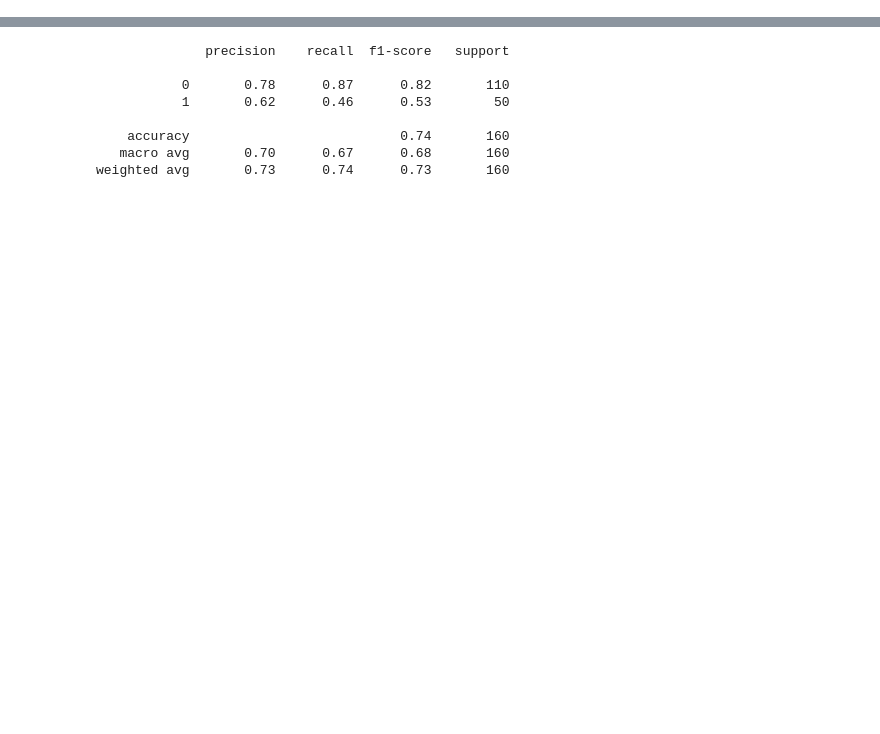
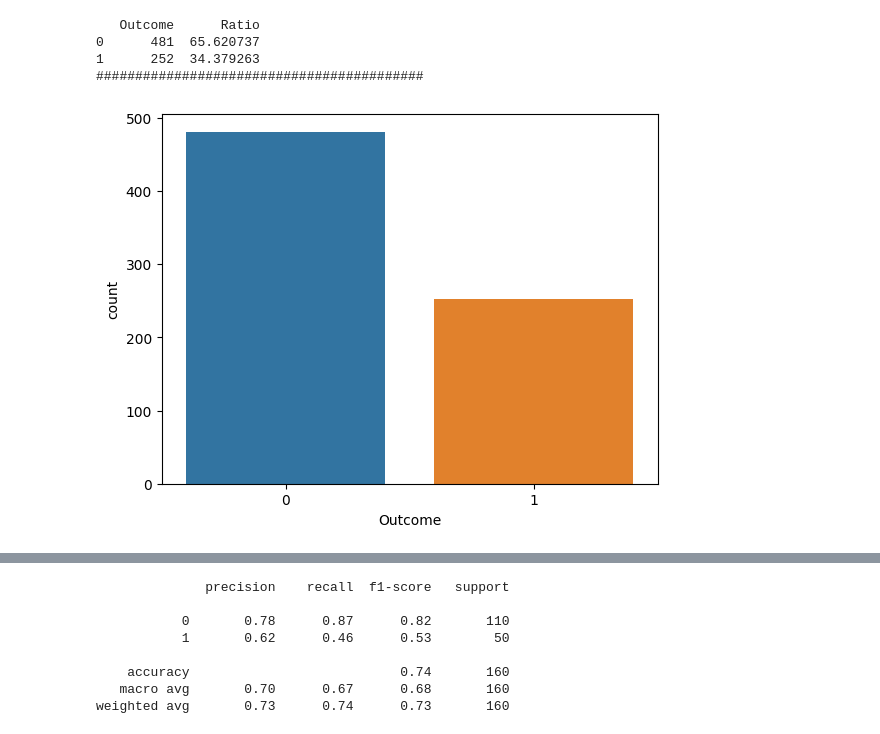
Before and after one commit to Natnarin-ph/Machine_Bias_Project_SC348810, a Jupyter notebook: Milestone1_materials/logistic_regression.ipynb, the cells around one changed output, grey strips where cells are left out. Cells and saved outputs as stored; diff of their text form; code cells hidden in the pictures; blank space fills up the shorter version.

```diff
--- a/Milestone1_materials/logistic_regression.ipynb
+++ b/Milestone1_materials/logistic_regression.ipynb
@@ -34,0 +124,8 @@ import seaborn as sns
+# %%
+cat_summary(df3, "Outcome", plot=True)
+# %% [output]
+   Outcome      Ratio
+0      481  65.620737
+1      252  34.379263
+##########################################
+[figure, added]
```
Also changed, not shown: parts of 16 cells of this notebook.
